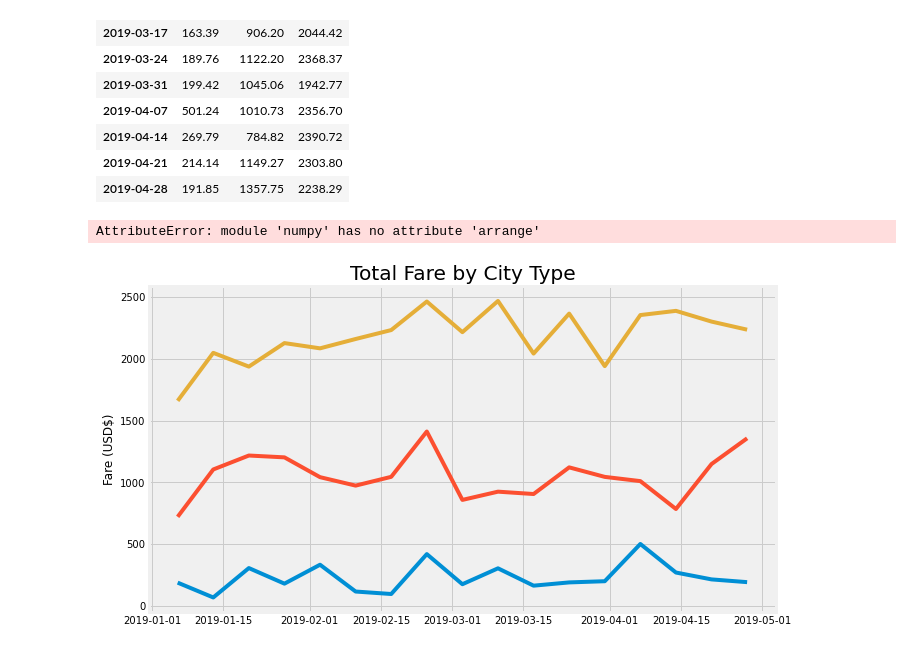
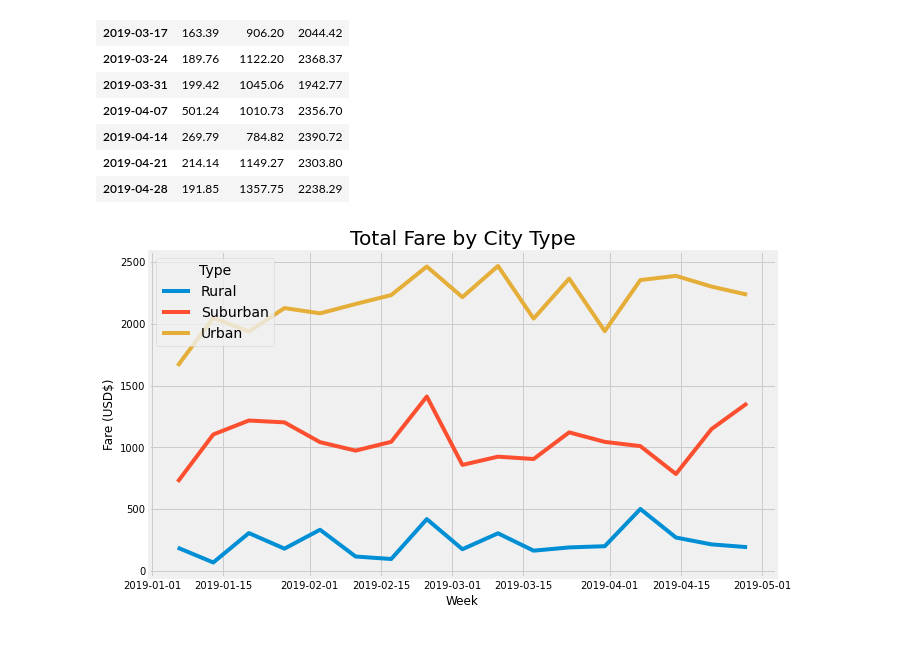
Before and after one commit to lknutstad/PyBer_Analysis, a Jupyter notebook: PyBer_Challenge.ipynb, the cells around one changed output. Saved outputs shown, nothing was run; the diff lists cells and outputs as text; code cells hidden in the pictures.

```diff
--- a/PyBer_Challenge.ipynb
+++ b/PyBer_Challenge.ipynb
@@ -220,23 +220,27 @@ resample_df
 # %%
 # 8. Using the object-oriented interface method, plot the resample DataFrame using the df.plot() function.
 
 
 # Import the style from Matplotlib.
 from matplotlib import style
 # Use the graph style fivethirtyeight.
 style.use('fivethirtyeight')
 
+# Get dependecies
 %matplotlib inline
 import matplotlib.pyplot as plt
 import numpy as np
 from matplotlib import rcParams
 
+#Create plot
 rcParams['figure.figsize'] = 10, 6
 plt.plot(resample_df)
 plt.style.use('fivethirtyeight')
 plt.title("Total Fare by City Type")
 plt.ylabel("Fare (USD$)")
-plt.xticks(np.arrange(4),["jan", "feb", "mar", "apr"]);
+plt.legend(labels=["Rural", "Suburban", "Urban"], title="Type")
+plt.xlabel("Week")
+
+plt.savefig("analysis/Fig8.png")
 # %% [output]
-AttributeError: module 'numpy' has no attribute 'arrange'
-[figure, old version]
+[figure, new version]
```
Also changed, not shown: 1 other file.
